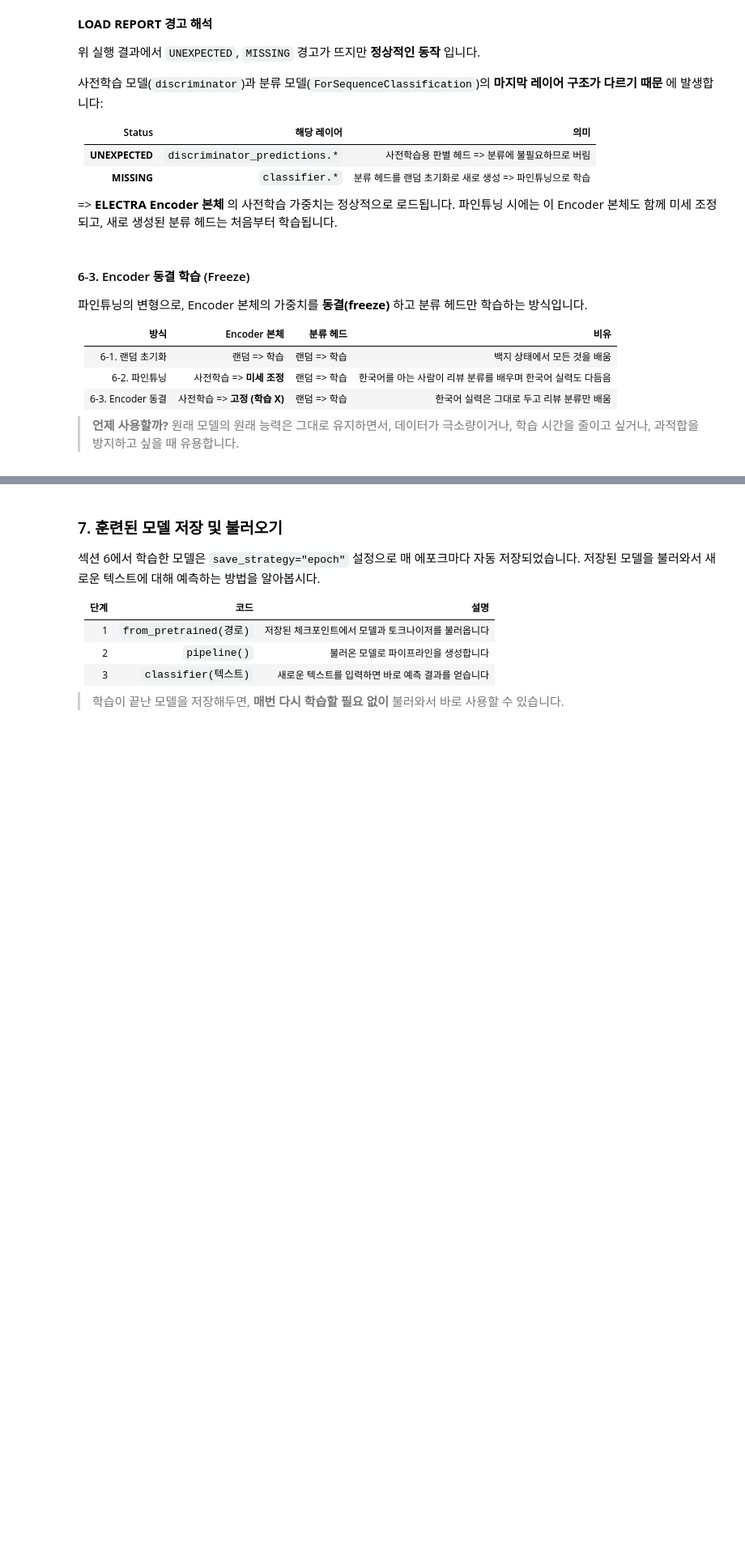
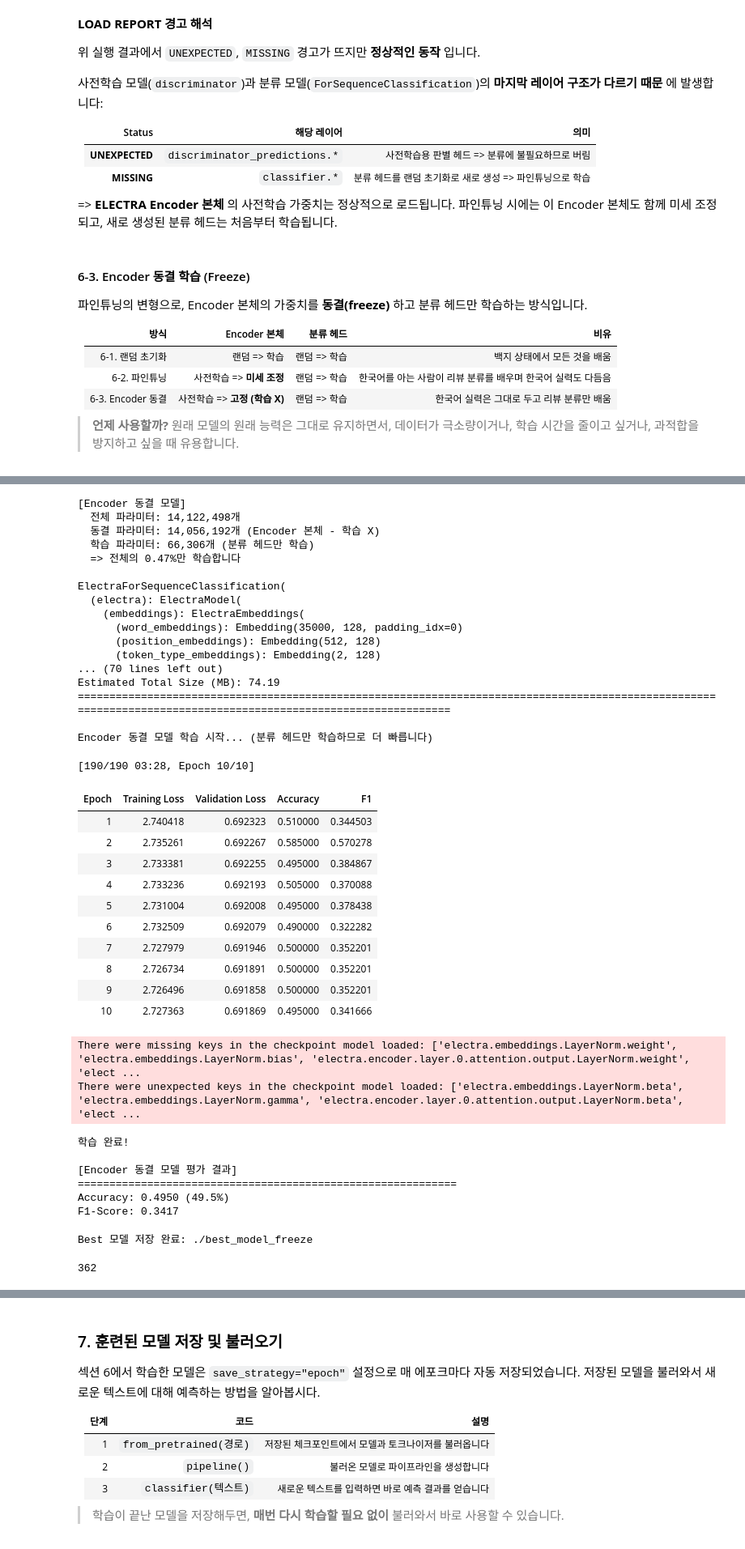
Before and after one commit to SeolMuah/text-analysis-ml, a Jupyter notebook: 2_BERT_텍스트_분류.ipynb, the cells around one changed output, grey strips where cells are left out. Shown at 81% size. Saved outputs shown, nothing was run; the diff lists cells and outputs as text; code cells hidden in the pictures; blank space fills up the shorter version.

```diff
--- a/2_BERT_텍스트_분류.ipynb
+++ b/2_BERT_텍스트_분류.ipynb
@@ -1035,7 +1301,7 @@ print(summary(model_freeze, input_size=(1, MAX_LENGTH), dtypes=[torch.long],
 # 학습 하이퍼파라미터를 설정합니다 (6-1과 동일, gradient_checkpointing만 제외)
 training_args_freeze = TrainingArguments(
     output_dir="./results_freeze",        # 학습 결과 저장 폴더
-    num_train_epochs=EPOCHS,              # 3 에포크 (전체 데이터 훈련 횟수)
+    num_train_epochs=10,              # 3 에포크 (전체 데이터 훈련 횟수)
     per_device_train_batch_size=BATCH_SIZE,  # GPU/CPU 1개당 학습 배치 크기
     per_device_eval_batch_size=BATCH_SIZE,  # GPU/CPU 1개당 평가 배치 크기
     eval_strategy="epoch",                # 매 에포크마다 평가
@@ -1081,3 +1347,4 @@ print(f"Best 모델 저장 완료: ./best_model_freeze")
 # 메모리 정리
 del model_freeze, trainer_freeze
 gc.collect()
+# %% [output]
@@ -1083,0 +1367,39 @@ gc.collect()
+[Encoder 동결 모델]
+  전체 파라미터: 14,122,498개
+  동결 파라미터: 14,056,192개 (Encoder 본체 - 학습 X)
+  학습 파라미터: 66,306개 (분류 헤드만 학습)
+  => 전체의 0.47%만 학습합니다
+
+ElectraForSequenceClassification(
+  (electra): ElectraModel(
+    (embeddings): ElectraEmbeddings(
+      (word_embeddings): Embedding(35000, 128, padding_idx=0)
+      (position_embeddings): Embedding(512, 128)
+      (token_type_embeddings): Embedding(2, 128)
+... (70 lines left out)
+Estimated Total Size (MB): 74.19
+================================================================================================================================================================
+
+Encoder 동결 모델 학습 시작... (분류 헤드만 학습하므로 더 빠릅니다)
+[190/190 03:28, Epoch 10/10]
+| Epoch | Training Loss | Validation Loss | Accuracy | F1 |
+| 1 | 2.740418 | 0.692323 | 0.510000 | 0.344503 |
+| 2 | 2.735261 | 0.692267 | 0.585000 | 0.570278 |
+| 3 | 2.733381 | 0.692255 | 0.495000 | 0.384867 |
+| 4 | 2.733236 | 0.692193 | 0.505000 | 0.370088 |
+| 5 | 2.731004 | 0.692008 | 0.495000 | 0.378438 |
+| 6 | 2.732509 | 0.692079 | 0.490000 | 0.322282 |
+| 7 | 2.727979 | 0.691946 | 0.500000 | 0.352201 |
+| 8 | 2.726734 | 0.691891 | 0.500000 | 0.352201 |
+| 9 | 2.726496 | 0.691858 | 0.500000 | 0.352201 |
+| 10 | 2.727363 | 0.691869 | 0.495000 | 0.341666 |
+There were missing keys in the checkpoint model loaded: ['electra.embeddings.LayerNorm.weight', 'electra.embeddings.LayerNorm.bias', 'electra.encoder.layer.0.attention.output.LayerNorm.weight', 'elect ...
+There were unexpected keys in the checkpoint model loaded: ['electra.embeddings.LayerNorm.beta', 'electra.embeddings.LayerNorm.gamma', 'electra.encoder.layer.0.attention.output.LayerNorm.beta', 'elect ...
+학습 완료!
+
+[Encoder 동결 모델 평가 결과]
+============================================================
+Accuracy: 0.4950 (49.5%)
+F1-Score: 0.3417
+Best 모델 저장 완료: ./best_model_freeze
+362
```
Also changed, not shown: parts of 23 cells of this notebook, 2 other files.
